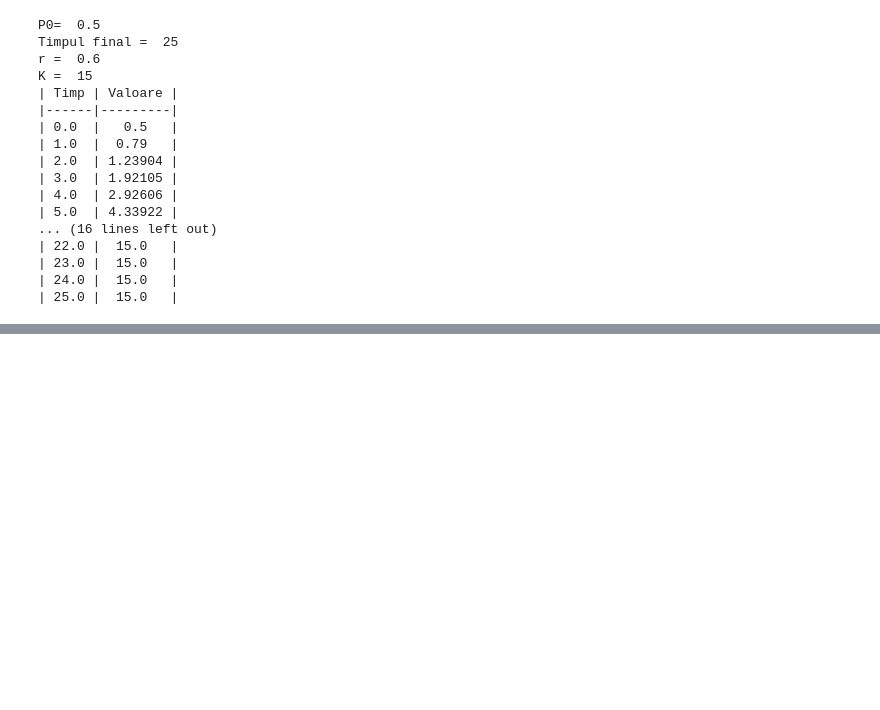
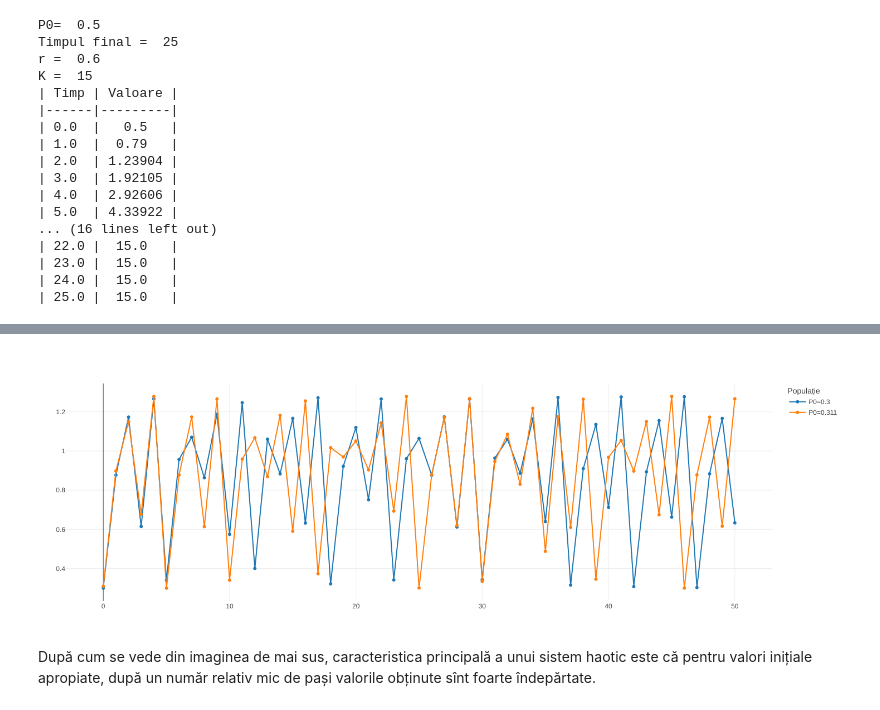
Before and after one commit to adhalanay/curs-biologie-2021, a Jupyter notebook: Cursul1.ipynb, the cells around one changed output, grey strips where cells are left out. Cells and saved outputs as stored; diff of their text form; code cells hidden in the pictures; blank space fills up the shorter version.

```diff
--- a/Cursul1.ipynb
+++ b/Cursul1.ipynb
@@ -201,0 +234,29 @@ Revenind la exemplul nostru cu $r=0,6$ și $K=10$, dacă scriem $P^*=P^*\left(1+
+# %%
+using PlotlyJS,IJulia
+P0=0.3
+tstop = 50
+r=2.75
+vals0=[P0]
+P=P0
+for t in 1:tstop
+    P=(1+r*(1-P))*P
+    append!(vals0,P)
+end
+#trace=scatter(x=collect(0:tstop),y=vals, mode="lines+markers", name="Nr. de indivizi")
+#plot([trace],Layout(legend_title_text="Populație"))
+P1=0.31
+tstop = 50
+r=2.75
+vals1=[P1]
+P=P1
+for t in 1:tstop
+    P=(1+r*(1-P))*P
+    append!(vals1,P)
+end
+trace0=scatter(x=collect(0:tstop),y=vals0, mode="lines+markers", name="P0=0.3")
+trace1=scatter(x=collect(0:tstop),y=vals1, mode="lines+markers", name="P0=0.31")
+plot([trace0,trace1],Layout(legend_title_text="Populație"))
+# %% [output]
+[figure, added]
+# %% [markdown]
+După cum se vede din imaginea de mai sus, caracteristica principală a unui sistem haotic este că pentru valori inițiale apropiate, după un număr relativ mic de pași valorile obținute sînt foarte îndepărtate.
```
Also changed, not shown: parts of 6 cells of this notebook, 1 other file.
